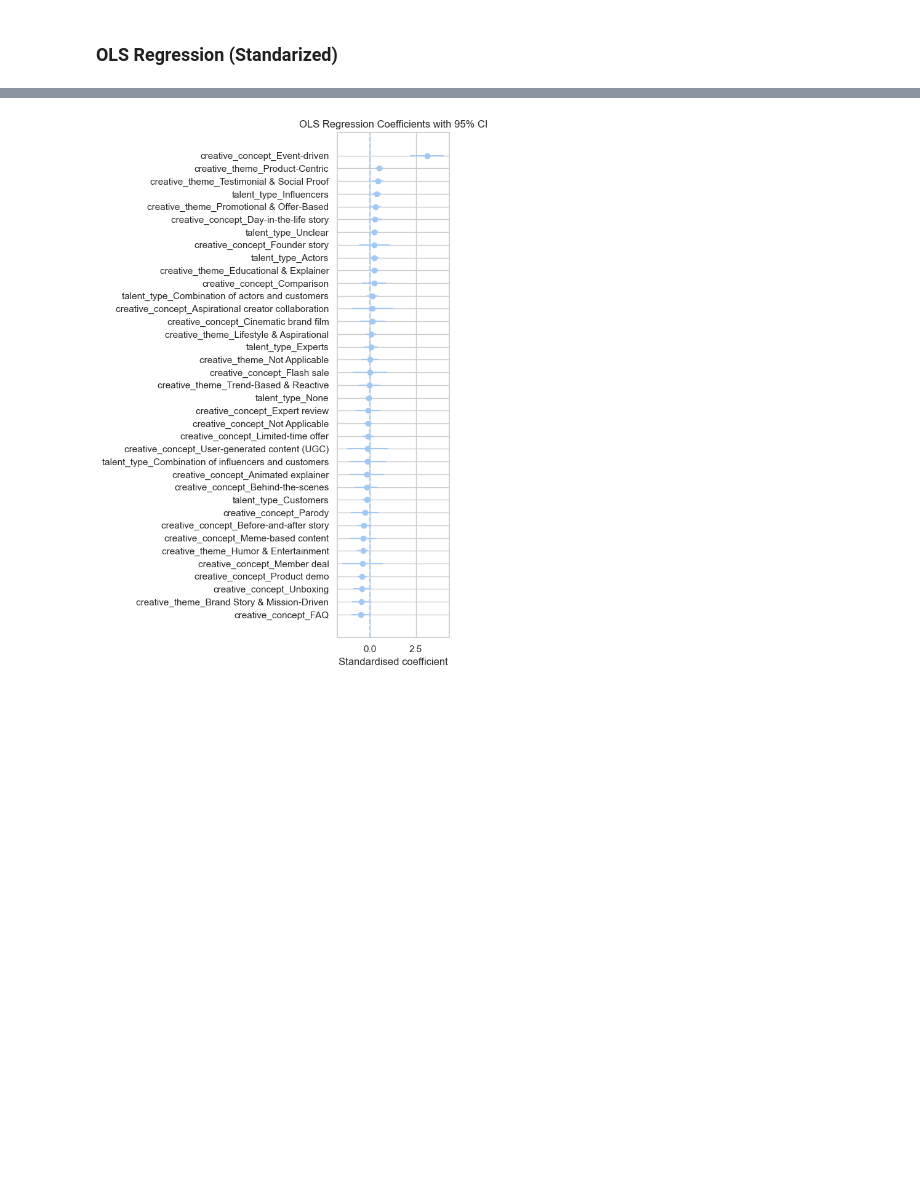
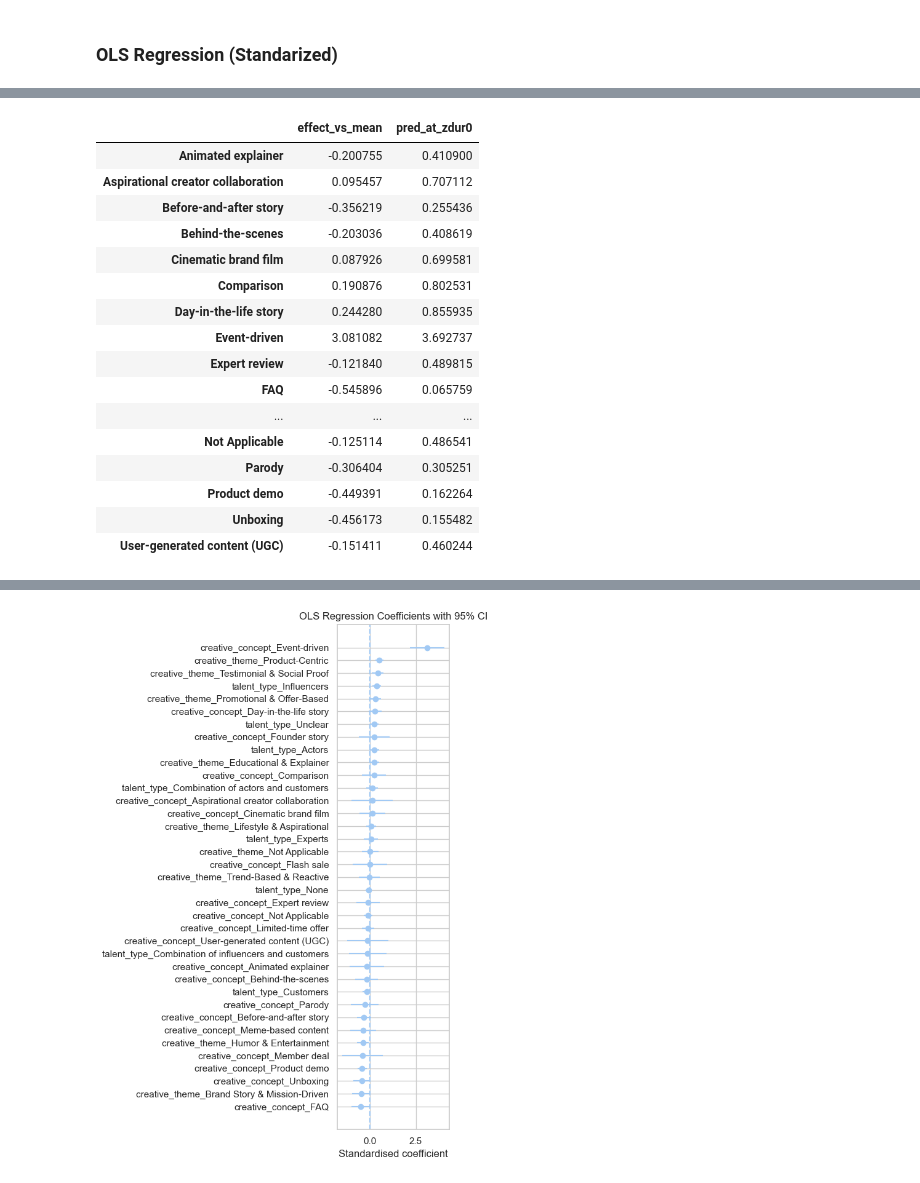
Before and after one commit to camilojaure/NarrativeLens, a Jupyter notebook: src/modeling/regression_analysis_thesis.ipynb, the cells around one changed output, grey strips where cells are left out. Saved outputs shown, nothing was run; the diff lists cells and outputs as text; code cells hidden in the pictures; blank space fills up the shorter version.

```diff
--- a/src/modeling/regression_analysis_thesis.ipynb
+++ b/src/modeling/regression_analysis_thesis.ipynb
@@ -196,3 +196,52 @@ for feature in ['creative_theme', 'creative_concept', 'talent_type']:
 ## 4. Multivariate Analysis
 # %% [markdown]
 ### OLS Regression (Standarized)
+# %%
+# === OLS with effects coding (sum-to-zero) + robust SEs ===
+import pandas as pd
+import numpy as np
+import statsmodels.formula.api as smf
+from statsmodels.stats.anova import anova_lm
+from patsy.contrasts import Sum
+
+df = df.copy()
+
+# 1) Standardize target and numeric control
+df['z_ctr'] = (df['ctr'] - df['ctr'].mean()) / df['ctr'].std()
+df['z_duration'] = (df['duration'] - df['duration'].mean()) / df['duration'].std()
+
+# 2) Ensure categoricals are explicit (stable order helps reproducibility)
+cats = ['creative_theme','creative_concept','talent_type','objective_value','campaign_objective']
+for v in cats:
+    df[v] = pd.Categorical(df[v], categories=sorted(df[v].dropna().unique()))
+
+# 3) Formula with Sum (effects) contrasts + intercept
+formula = (
+    "z_ctr ~ z_duration + "
+    "C(creative_theme, Sum) + C(creative_concept, Sum) + C(talent_type, Sum) + "
+    "C(objective_value, Sum) + C(campaign_objective, Sum)"
+)
+
+ols = smf.ols(formula, data=df).fit(cov_type='HC1')
+print(ols.summary())
+
+# 4) Factor-level joint tests
+print("\nANOVA (Type II):")
+print(anova_lm(ols, typ=2))
+
+# 5) Helper: per-level effects table (incl. implicit level)
+def effects_table(model, var, data):
+    lvls = list(pd.Categorical(data[var]).categories)
+    prefix = f"C({var}, Sum)[S."
+    eff = {}
+    for lvl in lvls[:-1]:
+        eff[lvl] = model.params.get(prefix + lvl + "]", np.nan)
+    # implicit level = negative sum of shown levels
+    eff[lvls[-1]] = -np.nansum(list(eff.values()))
+    out = pd.Series(eff, name=f"{var}_effect").sort_index()
+    out_pred = out + model.params['Intercept']  # prediction at z_duration=0
+    return pd.DataFrame({'effect_vs_mean': out, 'pred_at_zdur0': out_pred})
+
+# Example: inspect effects for creative_concept
+effects_table(ols, 'creative_concept', df)
+# %% [output]
@@ -199,3 +265,20 @@ for feature in ['creative_theme', 'creative_concept', 'talent_type']:
+|  | effect_vs_mean | pred_at_zdur0 |
+| Animated explainer | -0.200755 | 0.410900 |
+| Aspirational creator collaboration | 0.095457 | 0.707112 |
+| Before-and-after story | -0.356219 | 0.255436 |
+| Behind-the-scenes | -0.203036 | 0.408619 |
+| Cinematic brand film | 0.087926 | 0.699581 |
+| Comparison | 0.190876 | 0.802531 |
+| Day-in-the-life story | 0.244280 | 0.855935 |
+| Event-driven | 3.081082 | 3.692737 |
+| Expert review | -0.121840 | 0.489815 |
+| FAQ | -0.545896 | 0.065759 |
+| ... | ... | ... |
+| Not Applicable | -0.125114 | 0.486541 |
+| Parody | -0.306404 | 0.305251 |
+| Product demo | -0.449391 | 0.162264 |
+| Unboxing | -0.456173 | 0.155482 |
+| User-generated content (UGC) | -0.151411 | 0.460244 |
 # %%
 # Select the three creative dimensions (theme, concept and talent) as features plus the controls (objective, campaign and duration )
 features = ['creative_theme', 'creative_concept', 'talent_type', 'objective_value', 'campaign_objective', 'duration']
```
Also changed, not shown: parts of 7 cells of this notebook, 1 other file.
